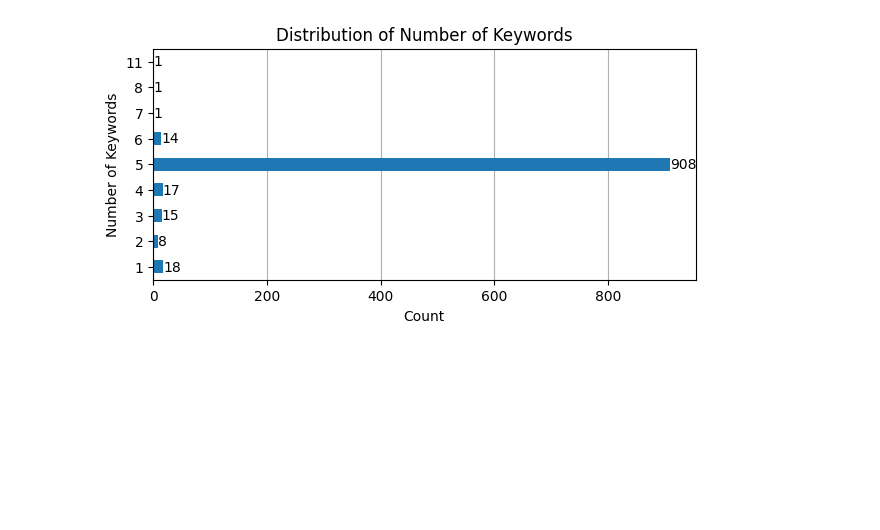
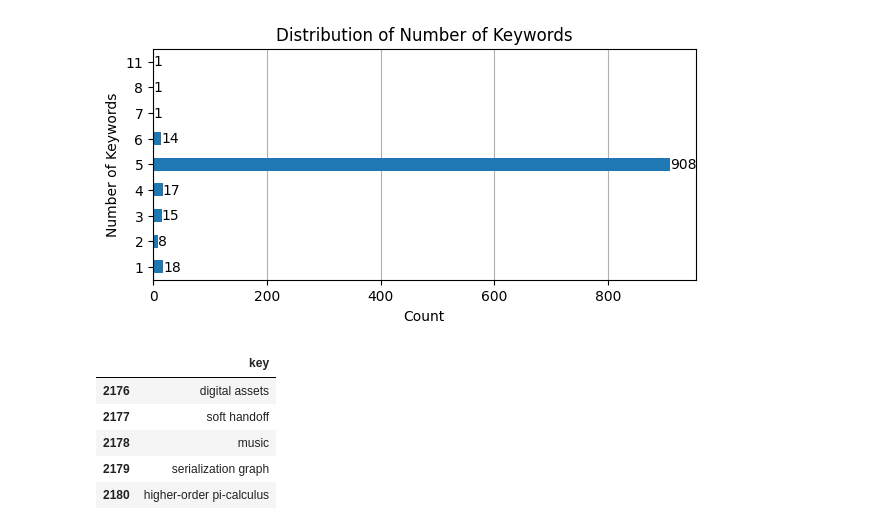
Before and after one commit to ehsantaati/knowledge_graphs, a Jupyter notebook: keybert_hdbscan_llm_KG.ipynb, the cells around one changed output. Saved outputs shown, nothing was run; the diff lists cells and outputs as text; code cells hidden in the pictures; blank space fills up the shorter version.

```diff
--- a/keybert_hdbscan_llm_KG.ipynb
+++ b/keybert_hdbscan_llm_KG.ipynb
@@ -177,3 +184,20 @@ plt.grid(axis='x')
 plt.show()
 # %% [output]
 [figure]
+# %%
+df = pd.read_csv(DATA_DIR+"/selected_cs.csv")
+df["titles_keys"] = df["titles_keys"].apply(lambda x: ast.literal_eval(x))
+df["len_keys"] = df["titles_keys"].apply(lambda x: len(x))
+df5 = df[df['len_keys'] == 5]
+df5_keys = df5['titles_keys'].tolist()
+flat_keys = [item for sublist in df5_keys for item in sublist]
+flat_keys = list(set(flat_keys))
+keys_df = pd.DataFrame(flat_keys, columns=['key'])
+keys_df.tail()
+# %% [output]
+|  | key |
+| 2176 | digital assets |
+| 2177 | soft handoff |
+| 2178 | music |
+| 2179 | serialization graph |
+| 2180 | higher-order pi-calculus |
```
Also changed, not shown: parts of 10 cells of this notebook.
